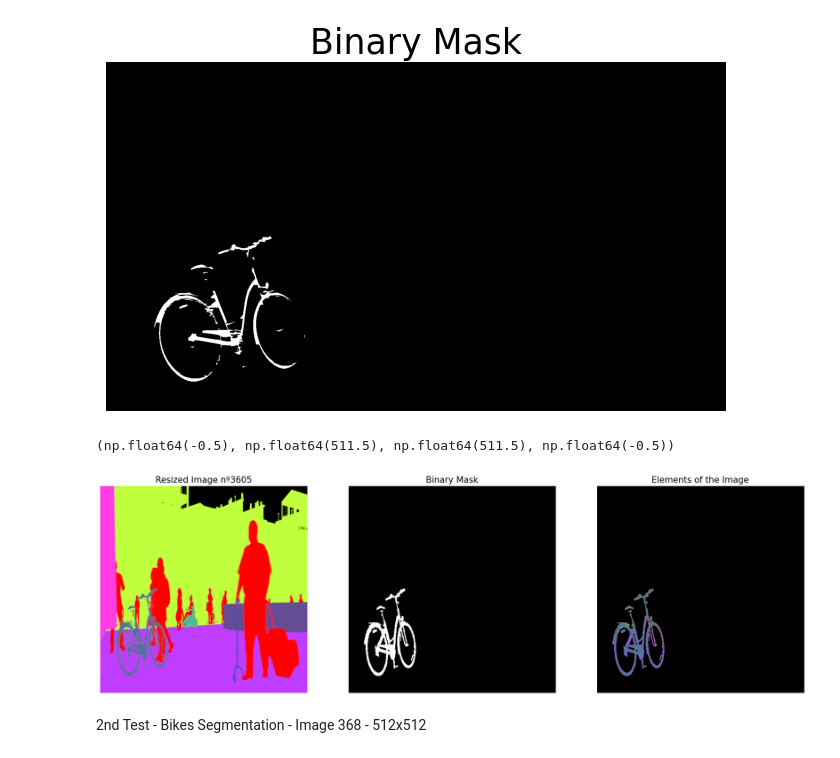
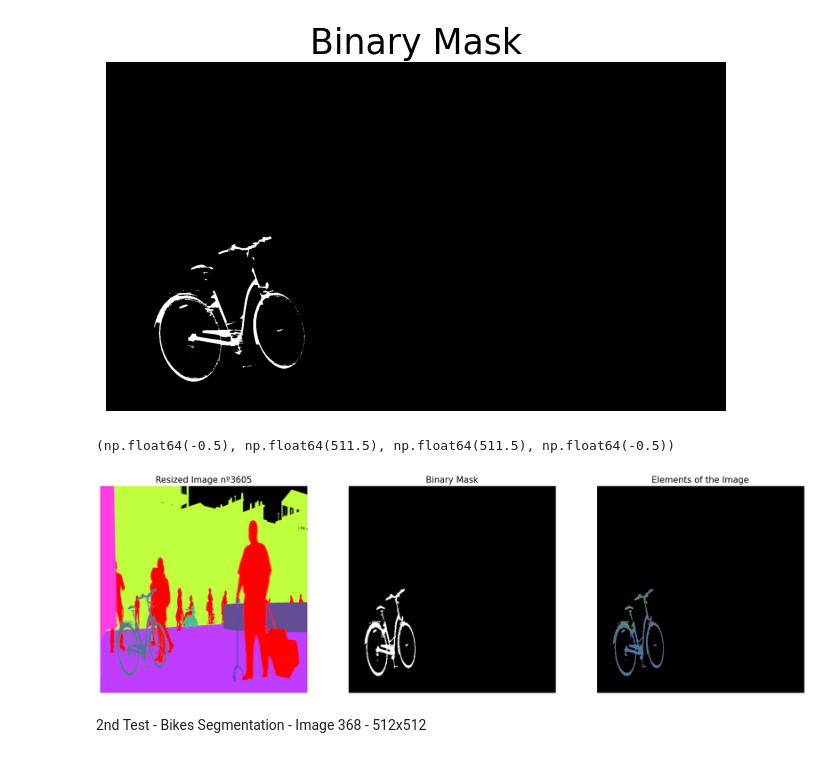
Before and after one commit to rpgouveia/pucpr_pibiti_semantic_segmentation, a Jupyter notebook: study_color_conversion_v2/bikes_v3_resize.ipynb, the cells around one changed output. Cells and saved outputs as stored; diff of their text form; code cells hidden in the pictures.

Commit message:
refactor: update bikes_v3_resize

```diff
--- a/study_color_conversion_v2/bikes_v3_resize.ipynb
+++ b/study_color_conversion_v2/bikes_v3_resize.ipynb
@@ -84,7 +84,7 @@ contours, hierarchy = cv.findContours(mask_extraction, cv.RETR_TREE, cv.CHAIN_AP
 filtered_mask = np.zeros_like(mask_extraction)
 
 # Define minimum area
-min_area = 5
+min_area = 0 # Zero for this case
 
 # Filter by area and preserve structure
 for contour in contours:
@@ -112,12 +112,6 @@ cv.waitKey(0)
 cv.destroyAllWindows()
 # %%
 import collections
-
-"""
-Writing down values (Hue, Saturation, Value)
-lower_bound = [102, 121, 148]
-upper_bound = [103, 123, 149]
-"""
 
 ### Define target color ###
 # Average extraction range: ((102+103)//2, (121+123)//2, (148+149)//2) = [102, 122, 148]
@@ -138,9 +132,7 @@ for index in indexes:
 
 # Helper function: boundary condition based on the obtained ranges in HSV
 def fulfill_condition(H, S, V):
-    # bikes_condition = ((89 <= H <= 103) and (80 <= S <= 123) and (144 <= V <= 149))
-    # bikes_condition = ((75 <= H <= 106) and (75 <= S <= 123) and (144 <= V <= 160))
-    bikes_condition = ((75 <= H <= 170) and (49 <= S <= 140) and (136 <= V <= 200))
+    bikes_condition = ((75 <= H <= 109) and (75 <= S <= 185) and (144 <= V <= 240))
     return bikes_condition
 
 # We perform the growth: for each pixel in the region, its neighbors are analyzed.
@@ -172,32 +164,32 @@ mask = cv.morphologyEx(region_mask, cv.MORPH_CLOSE, kernel) # Close small holes
 # Resize mask and image
 resized_mask = cv.resize(mask, (512, 512), interpolation=cv.INTER_AREA)
 binary_mask = np.where(resized_mask > 0, 255, 0).astype(np.uint8) # threshold = 0
 
 
 # Visualize Segmentation
 # Resize Original Image
 bgr_img = cv.resize(bgr_img, (512, 512), interpolation=cv.INTER_AREA)
 # Applying mask
 result = cv.bitwise_and(bgr_img, bgr_img, mask=binary_mask)
 
 # Setup Plot
 plt.figure(figsize=[22,22])
 # Plotting original image
 plt.subplot(131)
 plt.imshow(bgr_img[:,:,::-1])
 plt.title(f"Resized Image nº{img_number}",fontdict={'fontsize': 15})
 plt.axis('off')
 # Plotting binary mask
 plt.subplot(132)
 plt.imshow(binary_mask, cmap='gray')
 plt.title("Binary Mask",fontdict={'fontsize': 15})
 plt.axis('off')
 # Plotting result
 plt.subplot(133)
 plt.imshow(result[:,:,::-1])
 plt.title("Elements of the Image",fontdict={'fontsize':15})
 plt.axis('off')
 # %% [output]
 (np.float64(-0.5), np.float64(511.5), np.float64(511.5), np.float64(-0.5))
-[figure, old version]
+[figure, new version]
 # %%
```
Also changed, not shown: parts of 3 cells of this notebook.
